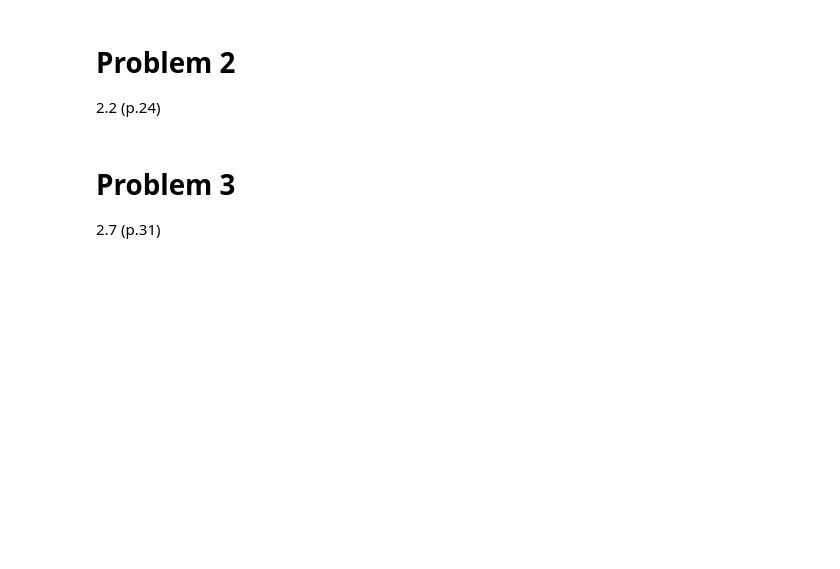
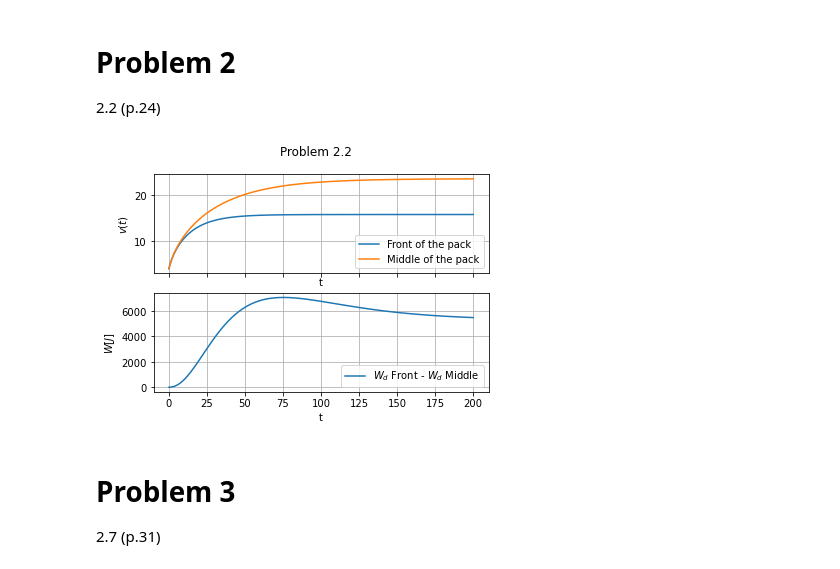
Before and after one commit to ethank5149/PurduePHYS580, a Jupyter notebook: Homework/HW1/HW1.ipynb, the cells around one changed output. Drawn from its saved outputs; the diff is of its cells as text; code cells hidden in the pictures; blank space fills up the shorter version.

Commit message:
added problem 2

```diff
--- a/Homework/HW1/HW1.ipynb
+++ b/Homework/HW1/HW1.ipynb
@@ -48,16 +49,23 @@ def rk4_step(f, y, t, dt):
     return
 
 
-def dsolve(f, t, y0, step = euler_step):
+def dsolve(f, t, y0, step = euler_step, terminate = lambda x : False):
     t = np.asarray(t)  # Ensure t is a Numpy array
     y0 = np.asarray(y0)
+
+    terminated_at = -1
 
     y = np.zeros((np.size(t), np.size(y0)))  # Create our output data container
     y[0] = y0  # Set initial condition
 
     for i in range(np.size(t)-1):
         y[i+1] = step(f, y[i], t[i], t[i+1] - t[i])  # Step forward
-    return y.T
+
+        if terminate(y[i+1]):
+            terminated_at = i
+            break
+    print(np.shape(y[:terminated_at + 1, :].T))
+    return t[:terminated_at], y[:terminated_at, :].T
 # %% [markdown]
 # Problem 1
 Number 1.4 from the Giordano-Nakanishi book (p.16), with $\frac{\tau_A}{\tau_B}= \frac{1}{3}, 1, 3$. Make sure to include a discussion of any relationships among the time scales $\left(\tau_A, \tau_B\right)$ and the time step you chose for the numerical work. Explore and interpret the results for various initial conditions such as $\frac{N_A(0)}{\tau_A} > \frac{N_B(0)}{\tau_B}$, or $\frac{N_A(0)}{\tau_A} < \frac{N_B(0)}{\tau_B}$.
@@ -203,6 +214,64 @@ plt.show()
 # %% [markdown]
 # Problem 2
 2.2 (p.24)
+# %%
+# Global Definitions
+g = 9.81  # Gravitational Acceleration [m/s^2]
+P = 400  # Power [W]
+m = 70  # Mass [kg]
+v0 = 4  # Initial velocity [m/s]
+C = 0.5  # Drag coefficient
+A = 0.33  # Cross-sectional area [m^2]
+rho = 1.225  # Air density [kg/m^3]
+
+
+def rhs(t, X, A):
+    return np.array([P/(m*X[0])-0.5*C*rho*A*X[0]**2/m, ])
+
+
+def rhs2(t, X, A):
+    return np.array([X[1], P/(m*X[1])-0.5*C*rho*A*X[1]**2/m])
+
+
+def W_d(X, A):
+    return X[0]*0.5*C*rho*A*X[1]**2
+
+
+def v(t):
+    return np.sqrt(2*P*t/m+v0**2)
+
+
+t = np.linspace(0,200,20000)
+ic = np.array([v0, ])
+ic2 = np.array([0, v0])
+
+y1 = dsolve(partial(rhs, A=A), t, ic)
+y2 = dsolve(partial(rhs, A=0.3*A), t, ic)
+y3 = dsolve(partial(rhs2, A=A), t, ic2)
+y4 = dsolve(partial(rhs2, A=0.3*A), t, ic2)
+
+# Plotting
+fig, ax = plt.subplots(2, 1, sharex=True)
+
+ax[0].plot(t, y1[0], label="Front of the pack")
+ax[0].plot(t, y2[0], label="Middle of the pack")
+ax[1].plot(t, W_d(y3, A)-W_d(y4, 0.3*A), label=r"$W_d$ Front - $W_d$ Middle")
+
+ax[0].legend()
+ax[0].grid()
+ax[0].set_xlabel("t")
+ax[0].set_ylabel(r"$v(t)$")
+
+ax[1].legend()
+ax[1].grid()
+ax[1].set_xlabel("t")
+ax[1].set_ylabel(r"$W [J]$")
+
+plt.suptitle("Problem 2.2")
+plt.show()
+# plt.savefig("../../figures/Chapter2/Problem2_2", dpi=300)
+# %% [output]
+[figure, added]
 # %% [markdown]
 # Problem 3
 2.7 (p.31)
```
Also changed, not shown: parts of 4 cells of this notebook.
